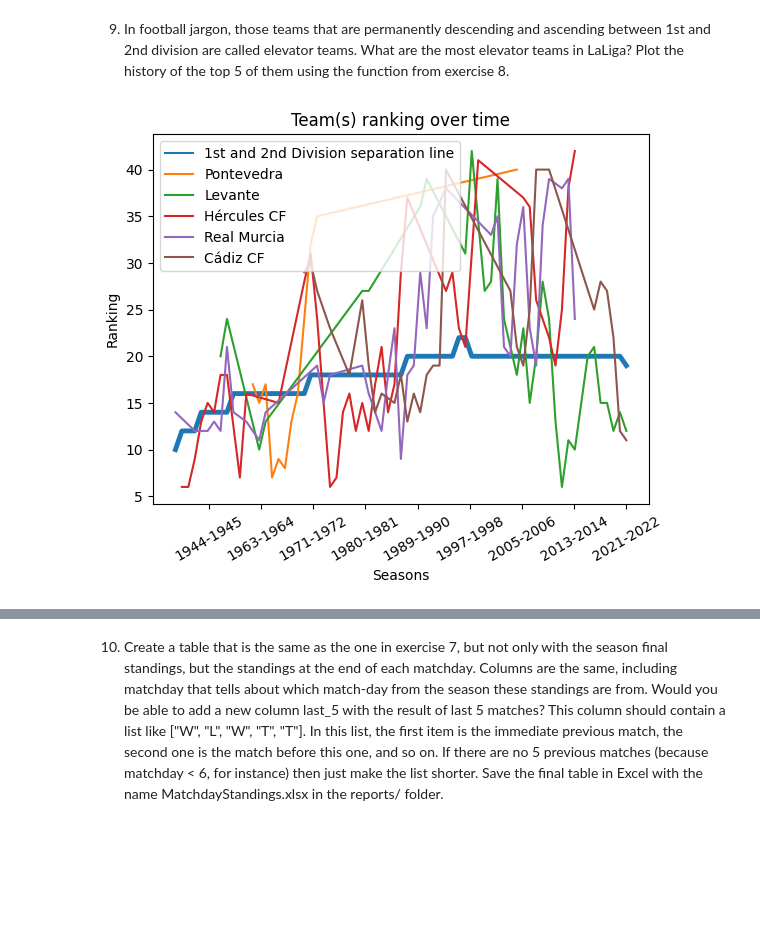
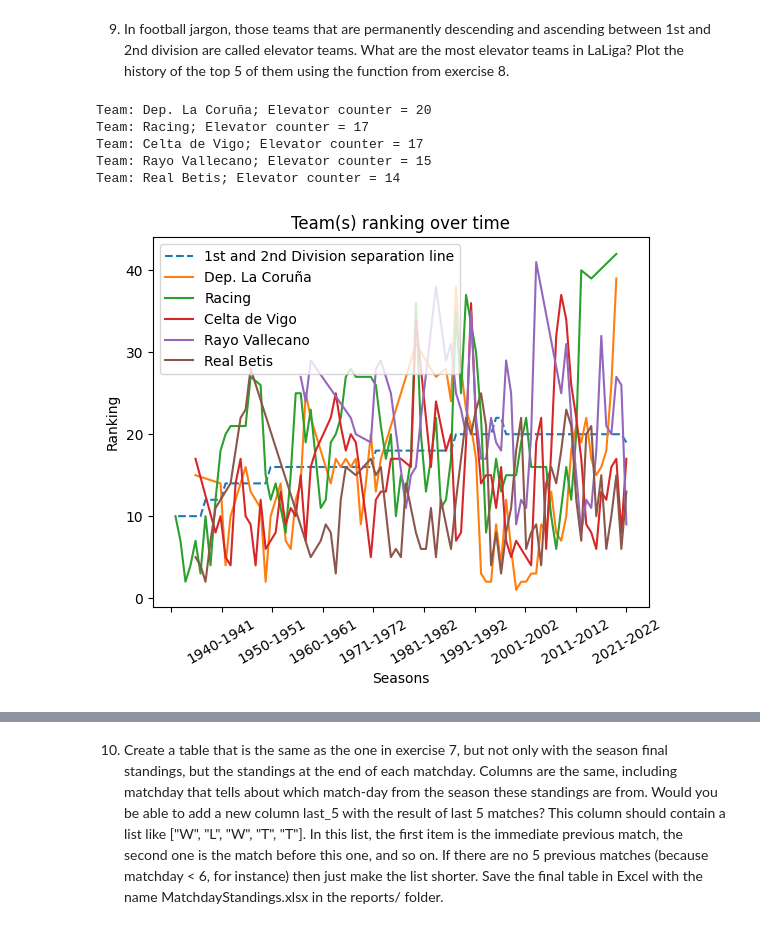
Before and after one commit to alexfulleda98/la-quiniela, a Jupyter notebook: analysis/LaLigaDataAnalysis.ipynb, the cells around one changed output, grey strips where cells are left out. Saved outputs shown, nothing was run; the diff lists cells and outputs as text; code cells hidden in the pictures; blank space fills up the shorter version.

Commit message:
Add analysis results

```diff
--- a/analysis/LaLigaDataAnalysis.ipynb
+++ b/analysis/LaLigaDataAnalysis.ipynb
@@ -363,6 +365,12 @@ def Home_team_stats(season, home_team):
     return np.array([partidos_jugados, points, Wins, Loses, Ties, Scored_goals, Conceded_goals, goals_diff])
 # %%
 def Away_team_stats(season, away_team):
+    """Array with the information needed for the table
+    args:
+        home_team (str) and season (str): string with the name of the confrontated teams and season of the results to make the table from (format: 'aaaa-aaaa').
+    returns:
+        direct_confrontation_count.plot (pie chart) and scored_goals[].sort_values().plot(pie)
+    """
     resultados = df2[(df2.season == season) & (df2.away_team == away_team)]
     partidos_jugados = resultados["home_goals"].count()
     Wins = sum(resultados["Who_Wins"] == 'Visitor win')
@@ -443,6 +451,12 @@ for index, row in SeasonStanding.iterrows():
     old_season = row["season"]
 # %%
 def ranking_results(*teams):
+    """ Plotting function of the rankings given the name/-s of the team/-s.
+    It includes a dashed line with the current division between 1st and 2nd division.
+
+    Args:
+        teams (iterator): string or strings of the team's names.
+    """
     res_dic = {}
     gen_ses_list = []
     fig, ax = plt.subplots()
@@ -463,7 +477,7 @@ def ranking_results(*teams):
         gen_ses_list.extend(x for x in seasons_lst if x not in gen_ses_list)
     gen_ses_list.sort(key=lambda x: int(x[:4]), reverse= True)
     div1_teams_season = [div1_nteams[x] for x in gen_ses_list]
-    ax.plot(gen_ses_list, div1_teams_season, label = "1st and 2nd Division separation line")
+    ax.plot(gen_ses_list, div1_teams_season, label = "1st and 2nd Division separation line", linestyle = 'dashed')
     for team in teams:
         ax.plot(gen_dic[team][0], gen_dic[team][1], label = team)
     ax.set_xlabel('Seasons')
@@ -473,5 +487,5 @@ def ranking_results(*teams):
     ax.invert_xaxis()
     ax.set_title("Team(s) ranking over time")
     ax.legend()
-    ax.get_lines()[0].set_linewidth(3.5)
+    ax.get_lines()[0]
     plt.show()
@@ -521,0 +502,3 @@ ranking_results(*teams_list)
+# %%
+for team in teams_list:
+    ranking_results(team)
@@ -524,12 +530,32 @@ ranking_results(*teams_list)
 # %%
 sub_df = SeasonStanding[["team","division"]]
 unique_teams = sub_df["team"].unique()
 values_dic = {}
+pivot = pd.pivot_table(SeasonStanding, values="division" , index="season", columns = "team")
 for team in unique_teams:
-    work_df = sub_df[sub_df["team"] == team]
-    values_dic[team] = abs(work_df["division"].mean() - 1.5)
-top_elevator = list(dict(sorted(values_dic.items(), key=lambda item: item[1])).keys())
+    data = pivot[team]
+    full_data = data.dropna()
+    counter = 0
+    for elem in full_data:
+        if counter == 0:
+            prev_elem = elem
+            counter += 1
+        if elem == prev_elem:
+            continue
+        else:
+            prev_elem = elem
+            counter += 1
+    counter -= 1
+    values_dic[team] = counter
+top_elevator = list(dict(sorted(values_dic.items(), key=lambda item: item[1], reverse = True)).keys())
 top5_elevator = top_elevator[:5]
+for team in top5_elevator:
+    print(f"Team: {team}; Elevator counter = {values_dic[team]}")
 ranking_results(*top5_elevator)
 # %% [output]
+Team: Dep. La Coruña; Elevator counter = 20
+Team: Racing; Elevator counter = 17
+Team: Celta de Vigo; Elevator counter = 17
+Team: Rayo Vallecano; Elevator counter = 15
+Team: Real Betis; Elevator counter = 14
-[figure, old version]
+[figure, new version]
```
Also changed, not shown: parts of 15 cells of this notebook, 3 other files.
